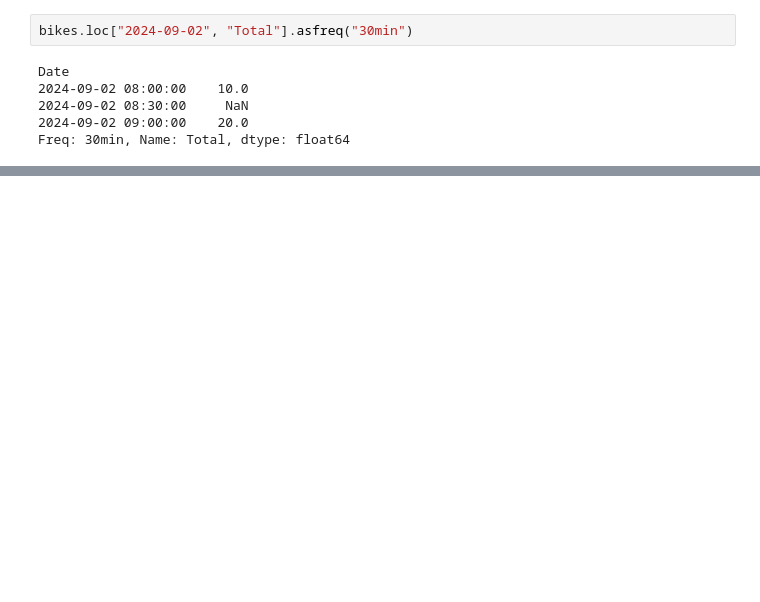
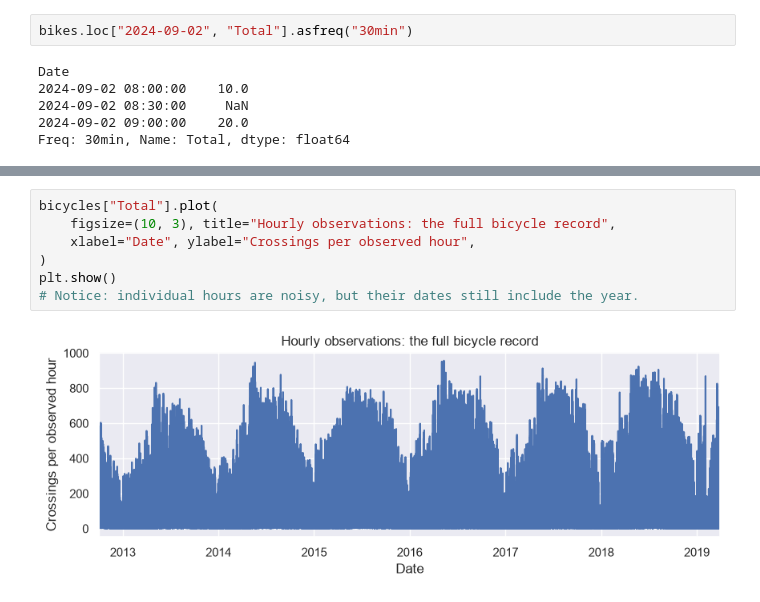
Before and after one commit to NCHS-CS/cse163-nchs, a Jupyter notebook: lectures/time-series.ipynb, the cells around one changed output, grey strips where cells are left out. Drawn from its saved outputs; the diff is of its cells as text; blank space fills up the shorter version.

```diff
--- a/lectures/time-series.ipynb
+++ b/lectures/time-series.ipynb
@@ -992,0 +279,9 @@ A useful recommendation connects each claim to a time window, a meaningful summa
+# %%
+bicycles["Total"].plot(
+    figsize=(10, 3), title="Hourly observations: the full bicycle record",
+    xlabel="Date", ylabel="Crossings per observed hour",
+)
+plt.show()
+# Notice: individual hours are noisy, but their dates still include the year.
+# %% [output]
+[figure, added]
```
Also changed, not shown: parts of 176 cells of this notebook, 2 other files.
